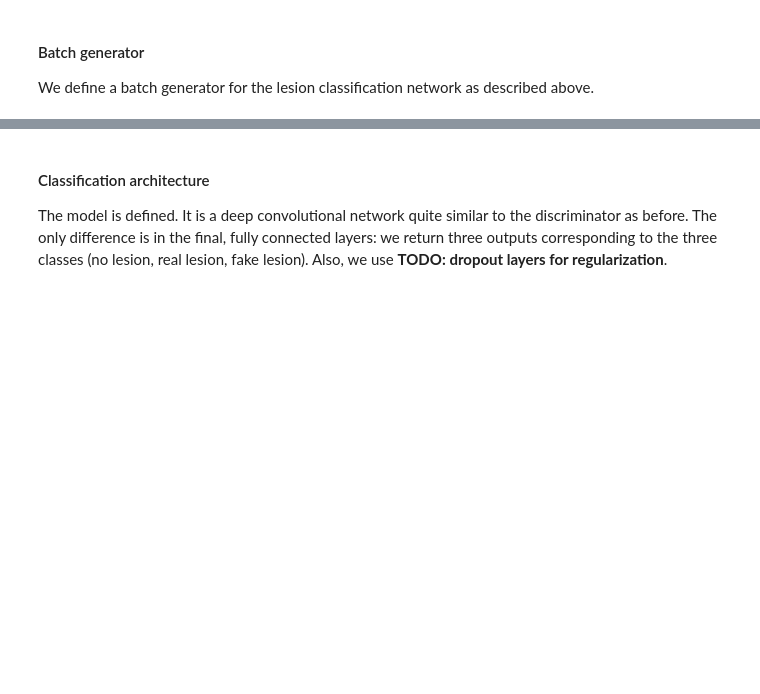
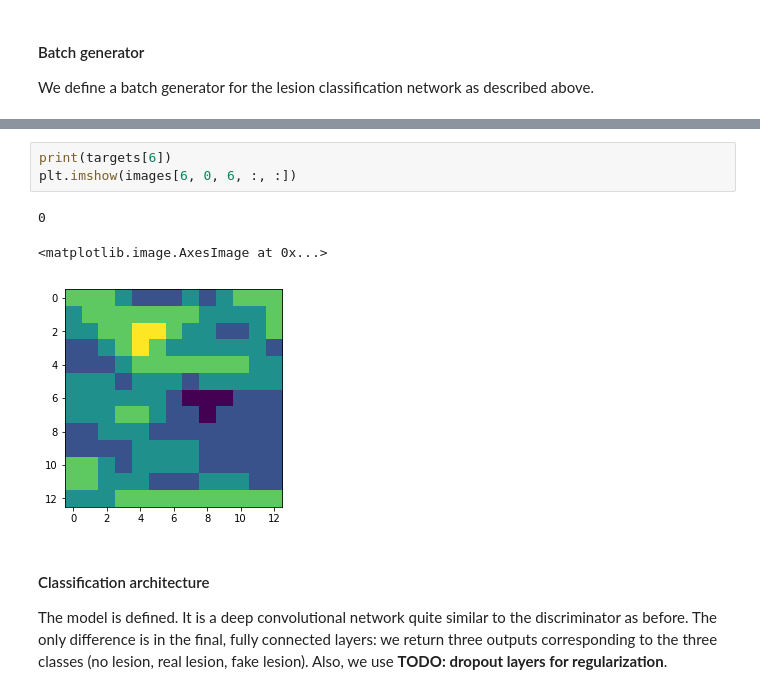
Before and after one commit to NOllAl/CSCI82Project, a Jupyter notebook: CSCI82 - Final project.ipynb, the cells around one changed output, grey strips where cells are left out. Saved outputs shown, nothing was run; the diff lists cells and outputs as text; blank space fills up the shorter version.

```diff
--- a/CSCI82 - Final project.ipynb
+++ b/CSCI82 - Final project.ipynb
@@ -658,3 +660,10 @@ Model restored.
+# %%
+print(targets[6])
+plt.imshow(images[6, 0, 6, :, :])
+# %% [output]
+0
+<matplotlib.image.AxesImage at 0x...>
+[figure, added]
 # %% [markdown]
 #### Classification architecture
 
```
Also changed, not shown: parts of 14 cells of this notebook.
